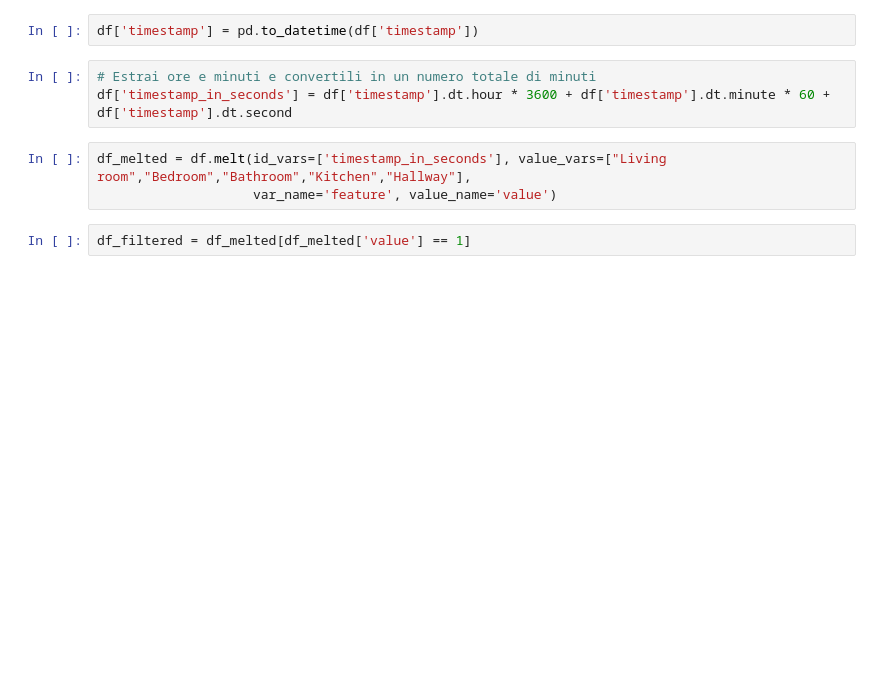
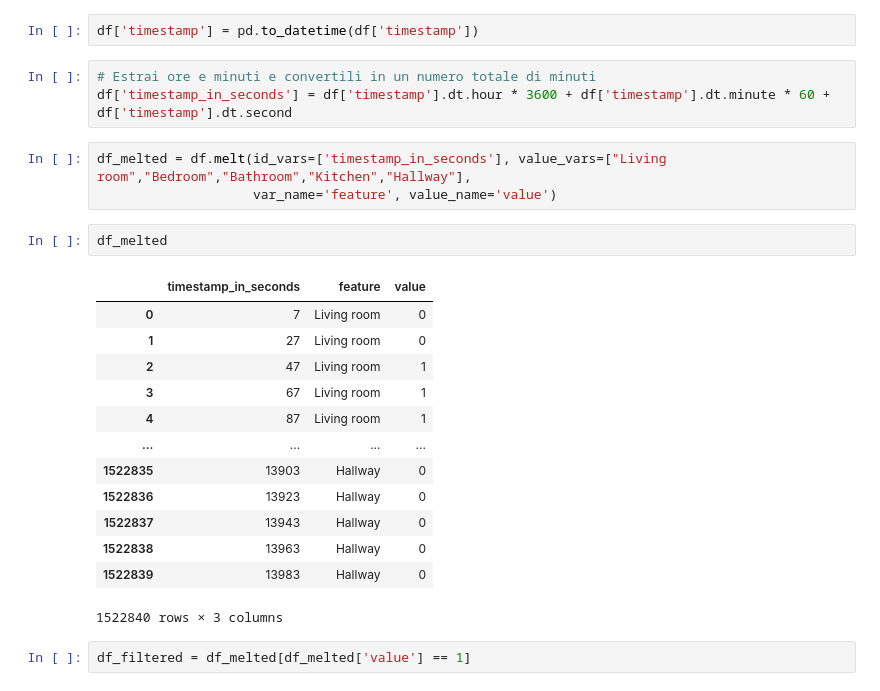
Before and after one commit to LorenzoCiarpa/hackathon-aindo-2024, a Jupyter notebook: grafici.ipynb, the cells around one changed output. Cells and saved outputs as stored; diff of their text form; blank space fills up the shorter version.

```diff
--- a/grafici.ipynb
+++ b/grafici.ipynb
@@ -21,5 +24,21 @@ df['timestamp_in_seconds'] = df['timestamp'].dt.hour * 3600 + df['timestamp'].dt
 # %%
 df_melted = df.melt(id_vars=['timestamp_in_seconds'], value_vars=["Living room","Bedroom","Bathroom","Kitchen","Hallway"],
                     var_name='feature', value_name='value')
+# %%
+df_melted
+# %% [output]
+|  | timestamp_in_seconds | feature | value |
+| 0 | 7 | Living room | 0 |
+| 1 | 27 | Living room | 0 |
+| 2 | 47 | Living room | 1 |
+| 3 | 67 | Living room | 1 |
+| 4 | 87 | Living room | 1 |
+| ... | ... | ... | ... |
+| 1522835 | 13903 | Hallway | 0 |
+| 1522836 | 13923 | Hallway | 0 |
+| 1522837 | 13943 | Hallway | 0 |
+| 1522838 | 13963 | Hallway | 0 |
+| 1522839 | 13983 | Hallway | 0 |
+1522840 rows × 3 columns
 # %%
 df_filtered = df_melted[df_melted['value'] == 1]
```
Also changed, not shown: parts of 18 cells of this notebook.
